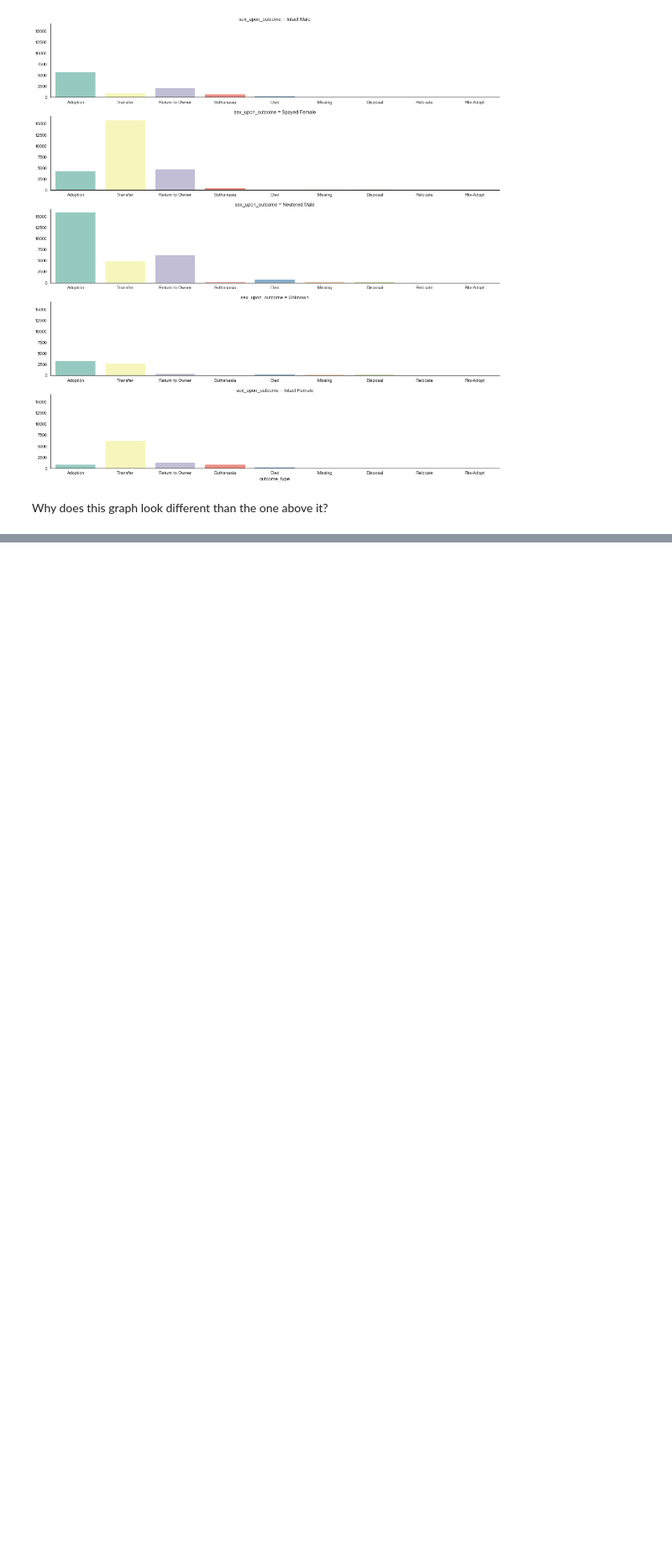
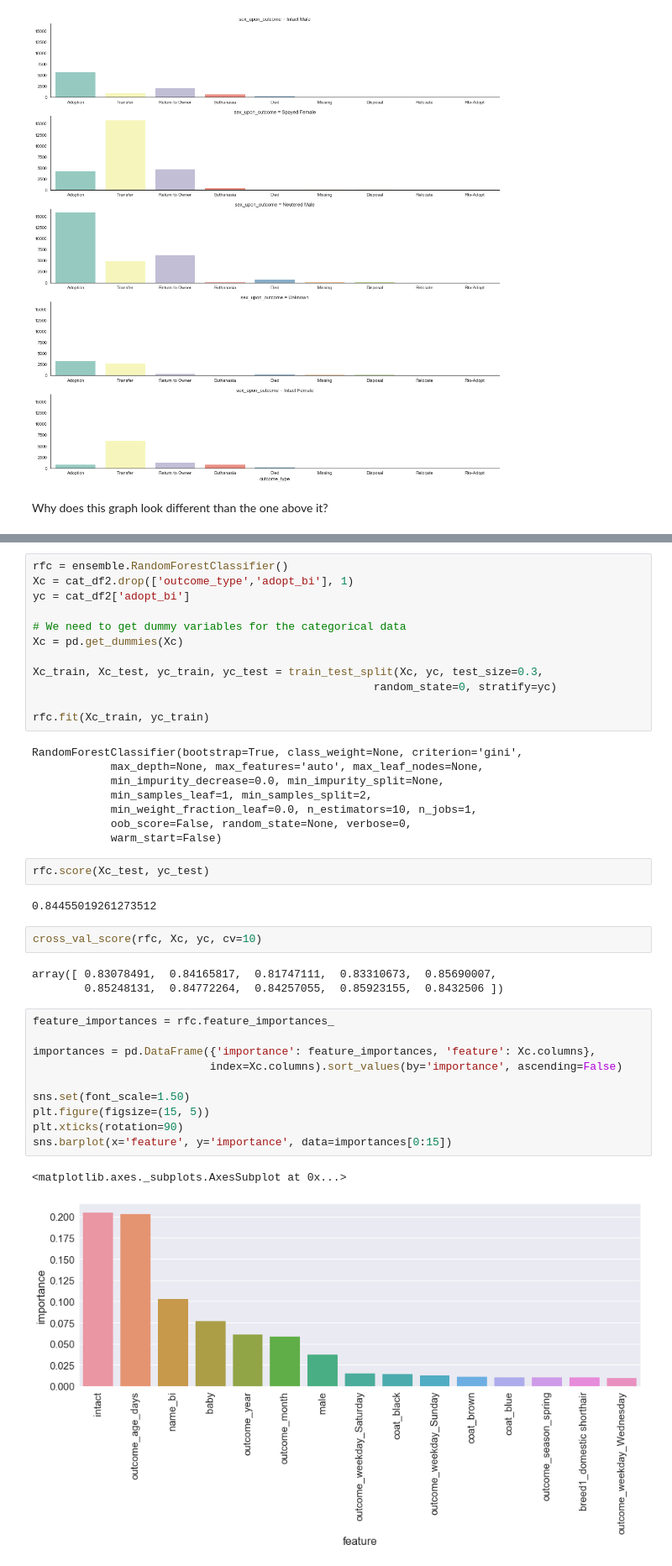
Before and after one commit to jlinGG/Thinkful-DS-Bootcamp, a Jupyter notebook: Capstone-3.ipynb, the cells around one changed output, grey strips where cells are left out. Shown at 84% size. Saved outputs shown, nothing was run; the diff lists cells and outputs as text; blank space fills up the shorter version.

```diff
--- a/Capstone-3.ipynb
+++ b/Capstone-3.ipynb
@@ -164,0 +803,42 @@ Why does this graph look different than the one above it?
+# %%
+rfc = ensemble.RandomForestClassifier()
+Xc = cat_df2.drop(['outcome_type','adopt_bi'], 1)
+yc = cat_df2['adopt_bi']
+
+# We need to get dummy variables for the categorical data
+Xc = pd.get_dummies(Xc)
+
+Xc_train, Xc_test, yc_train, yc_test = train_test_split(Xc, yc, test_size=0.3,
+                                                    random_state=0, stratify=yc)
+
+rfc.fit(Xc_train, yc_train)
+# %% [output]
+RandomForestClassifier(bootstrap=True, class_weight=None, criterion='gini',
+            max_depth=None, max_features='auto', max_leaf_nodes=None,
+            min_impurity_decrease=0.0, min_impurity_split=None,
+            min_samples_leaf=1, min_samples_split=2,
+            min_weight_fraction_leaf=0.0, n_estimators=10, n_jobs=1,
+            oob_score=False, random_state=None, verbose=0,
+            warm_start=False)
+# %%
+rfc.score(Xc_test, yc_test)
+# %% [output]
+0.84455019261273512
+# %%
+cross_val_score(rfc, Xc, yc, cv=10)
+# %% [output]
+array([ 0.83078491,  0.84165817,  0.81747111,  0.83310673,  0.85690007,
+        0.85248131,  0.84772264,  0.84257055,  0.85923155,  0.8432506 ])
+# %%
+feature_importances = rfc.feature_importances_
+
+importances = pd.DataFrame({'importance': feature_importances, 'feature': Xc.columns},
+                           index=Xc.columns).sort_values(by='importance', ascending=False)
+
+sns.set(font_scale=1.50)
+plt.figure(figsize=(15, 5))
+plt.xticks(rotation=90)
+sns.barplot(x='feature', y='importance', data=importances[0:15])
+# %% [output]
+<matplotlib.axes._subplots.AxesSubplot at 0x...>
+[figure, added]
```
Also changed, not shown: parts of 105 cells of this notebook.
